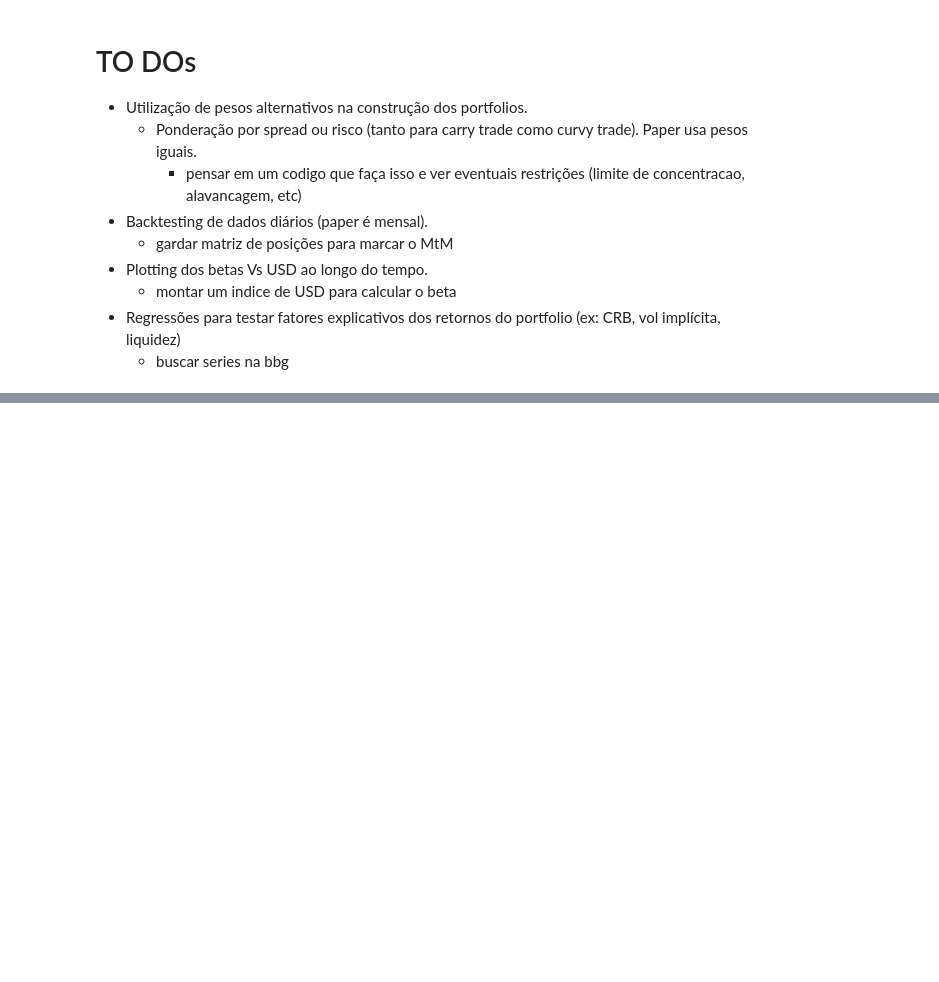
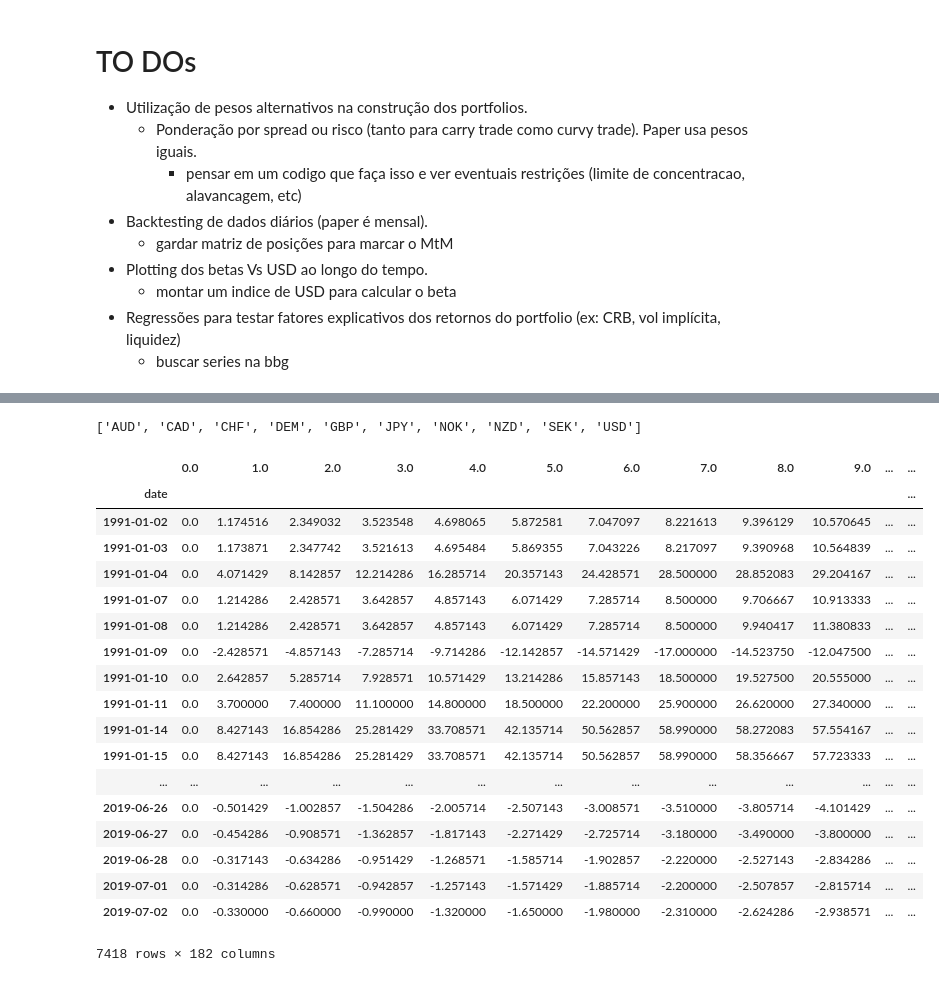
Before and after one commit to fabioyamazumi/curvy_trade, a Jupyter notebook: Curvy_trade05.ipynb, the cells around one changed output, grey strips where cells are left out. Cells and saved outputs as stored; diff of their text form; code cells hidden in the pictures; blank space fills up the shorter version.

```diff
--- a/Curvy_trade05.ipynb
+++ b/Curvy_trade05.ipynb
@@ -1161,0 +1209,41 @@ table03
+# %%
+def consulta_fwdcurve_bbg(
+    lista_tickers = ['AUD2W BGN Curncy',
+                     'AUD3M BGN Curncy',
+                     'AUD2M BGN Curncy',
+                     'AUD6M BGN Curncy',
+                     'AUD4M BGN Curncy',
+                     'AUD1M BGN Curncy',
+                     'AUD3W BGN Curncy',
+                     'AUD5M BGN Curncy',
+                     'AUD1W BGN Curncy'],
+    dt_ini=data_ini, dt_fim=data_fim):
+    #Consulta
+    df_curva_bbg_aux = con.bdh(lista_tickers, ['PX_LAST'], data_ini, data_fim, elms=[("periodicitySelection", "DAILY")])
+    #Tratamento
+    df_curva_bbg_aux.columns = df_curva_bbg_aux.columns.droplevel(level='field')
+    df_curva_bbg_aux.columns = [fwd_dict[ticker[3:]] for ticker in df_curva_bbg_aux.columns]
+    df_curva_bbg_aux[0] = 0.0
+    df_curva_bbg_aux.sort_index(axis=1, inplace=True)
+    df_curva_bbg_aux.fillna(method='ffill',inplace=True)
+    #Insere colunas
+    for t in range(1, 7):
+        df_curva_bbg_aux[t] = float('NaN')
+    for t in range(8, 21):
+        df_curva_bbg_aux[t] = float('NaN')
+    for t in range(22, 31):
+        df_curva_bbg_aux[t] = float('NaN')
+    for t in range(32, 61):
+        df_curva_bbg_aux[t] = float('NaN')
+    for t in range(62, 91):
+        df_curva_bbg_aux[t] = float('NaN')
+    for t in range(92, 121):
+        df_curva_bbg_aux[t] = float('NaN')
+    for t in range(122, 151):
+        df_curva_bbg_aux[t] = float('NaN')
+    for t in range(152, 181):
+        df_curva_bbg_aux[t] = float('NaN')
+    df_curva_bbg_aux.sort_index(axis=1, inplace=True)
+    #Interpola
+    df_curva_bbg_aux.interpolate(method='linear', axis=1, inplace=True)
+    return df_curva_bbg_aux
@@ -1161,0 +1279,26 @@ table03
+# %%
+[currency for currency in lista_moedas_aux]
+# %% [output]
+['AUD', 'CAD', 'CHF', 'DEM', 'GBP', 'JPY', 'NOK', 'NZD', 'SEK', 'USD']
+# %%
+consulta_fwdcurve_bbg(list_to_work)
+# %% [output]
+|  | 0.0 | 1.0 | 2.0 | 3.0 | 4.0 | 5.0 | 6.0 | 7.0 | 8.0 | 9.0 | ... | ... |
+| date |  |  |  |  |  |  |  |  |  |  |  | ... |
+| 1991-01-02 | 0.0 | 1.174516 | 2.349032 | 3.523548 | 4.698065 | 5.872581 | 7.047097 | 8.221613 | 9.396129 | 10.570645 | ... | ... |
+| 1991-01-03 | 0.0 | 1.173871 | 2.347742 | 3.521613 | 4.695484 | 5.869355 | 7.043226 | 8.217097 | 9.390968 | 10.564839 | ... | ... |
+| 1991-01-04 | 0.0 | 4.071429 | 8.142857 | 12.214286 | 16.285714 | 20.357143 | 24.428571 | 28.500000 | 28.852083 | 29.204167 | ... | ... |
+| 1991-01-07 | 0.0 | 1.214286 | 2.428571 | 3.642857 | 4.857143 | 6.071429 | 7.285714 | 8.500000 | 9.706667 | 10.913333 | ... | ... |
+| 1991-01-08 | 0.0 | 1.214286 | 2.428571 | 3.642857 | 4.857143 | 6.071429 | 7.285714 | 8.500000 | 9.940417 | 11.380833 | ... | ... |
+| 1991-01-09 | 0.0 | -2.428571 | -4.857143 | -7.285714 | -9.714286 | -12.142857 | -14.571429 | -17.000000 | -14.523750 | -12.047500 | ... | ... |
+| 1991-01-10 | 0.0 | 2.642857 | 5.285714 | 7.928571 | 10.571429 | 13.214286 | 15.857143 | 18.500000 | 19.527500 | 20.555000 | ... | ... |
+| 1991-01-11 | 0.0 | 3.700000 | 7.400000 | 11.100000 | 14.800000 | 18.500000 | 22.200000 | 25.900000 | 26.620000 | 27.340000 | ... | ... |
+| 1991-01-14 | 0.0 | 8.427143 | 16.854286 | 25.281429 | 33.708571 | 42.135714 | 50.562857 | 58.990000 | 58.272083 | 57.554167 | ... | ... |
+| 1991-01-15 | 0.0 | 8.427143 | 16.854286 | 25.281429 | 33.708571 | 42.135714 | 50.562857 | 58.990000 | 58.356667 | 57.723333 | ... | ... |
+| ... | ... | ... | ... | ... | ... | ... | ... | ... | ... | ... | ... | ... |
+| 2019-06-26 | 0.0 | -0.501429 | -1.002857 | -1.504286 | -2.005714 | -2.507143 | -3.008571 | -3.510000 | -3.805714 | -4.101429 | ... | ... |
+| 2019-06-27 | 0.0 | -0.454286 | -0.908571 | -1.362857 | -1.817143 | -2.271429 | -2.725714 | -3.180000 | -3.490000 | -3.800000 | ... | ... |
+| 2019-06-28 | 0.0 | -0.317143 | -0.634286 | -0.951429 | -1.268571 | -1.585714 | -1.902857 | -2.220000 | -2.527143 | -2.834286 | ... | ... |
+| 2019-07-01 | 0.0 | -0.314286 | -0.628571 | -0.942857 | -1.257143 | -1.571429 | -1.885714 | -2.200000 | -2.507857 | -2.815714 | ... | ... |
+| 2019-07-02 | 0.0 | -0.330000 | -0.660000 | -0.990000 | -1.320000 | -1.650000 | -1.980000 | -2.310000 | -2.624286 | -2.938571 | ... | ... |
+7418 rows × 182 columns
```
Also changed, not shown: parts of 17 cells of this notebook.
